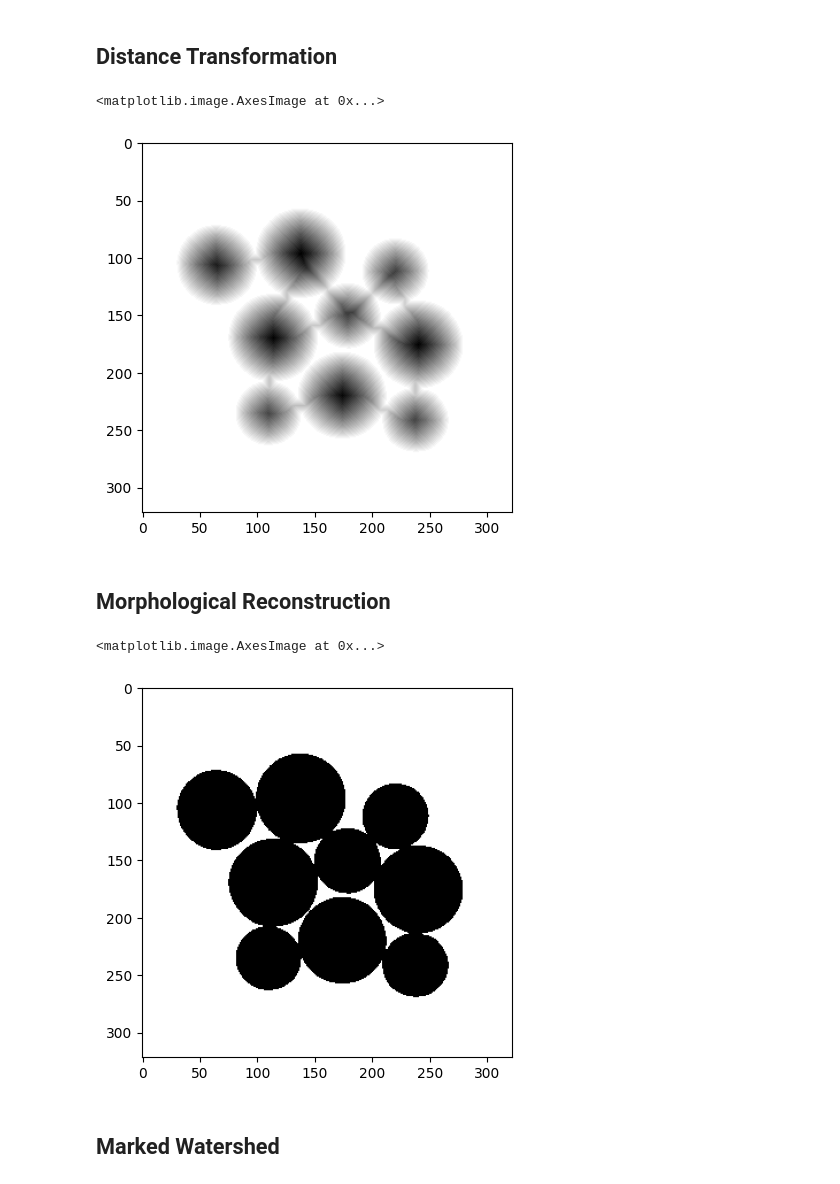
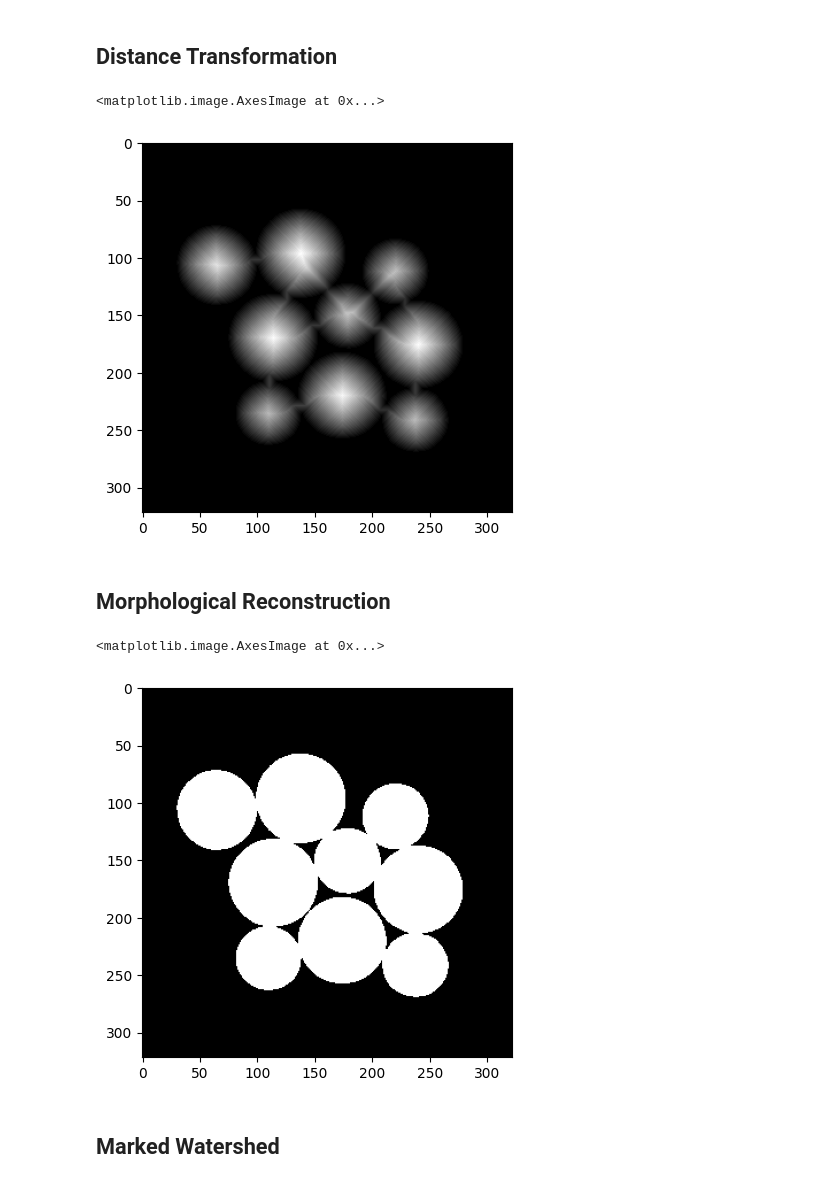
Before and after one commit to oldeu-boi/marker-based-watershed-segmentation-algorithm, a Jupyter notebook: marker-based-watershed-segmentation.ipynb, the cells around one changed output. Saved outputs shown, nothing was run; the diff lists cells and outputs as text; code cells hidden in the pictures.

```diff
--- a/marker-based-watershed-segmentation.ipynb
+++ b/marker-based-watershed-segmentation.ipynb
@@ -118,10 +117,10 @@ def distance_transformation(input_image, threshold):
 # calculate 2 pass Euclidean distance transformation
 distance_image = distance_transformation(smoothed_image, threshold=0.25)
 # reverse, because we we have black background
-plt.imshow(distance_image, cmap='gray_r')
+plt.imshow(distance_image, cmap='gray')
 # %% [output]
 <matplotlib.image.AxesImage at 0x...>
-[figure, old version]
+[figure, new version]
 # %% [markdown]
 ## Morphological Reconstruction
 # %%
@@ -135,35 +134,37 @@ def morthological_reconstruction(input_image):
             # if any pixel in 3x3 kernel is 0, then we leave it 0
             # otherwise assign to 1
             if torch.all(input_image[i - 1:i + 2, j - 1:j + 2] != 0):
                 M[i, j] = 1
 
     # dialation
     condition = True
 
     # if there would not be any more updates, then we finish cycle, otherwise keep updating
     while condition:
         # clonning current cycle
         curr_output = M.clone()
         for i in range(1, M.shape[0] - 1):
             for j in range(1, M.shape[1] - 1):
                 # clone current kernel
                 kernel = M[i - 1:i + 2, j - 1:j + 2].clone()
 
                 # set center pixel to 0
                 kernel[1,1] = 0
 
                 # if any of surrounding pixels is 1, and input distance map pixels is not 0, then we fill region with pixel
                 if torch.any(kernel == 1) and input_image[i,j] > 0:
-                    M[i, j] = 1
+                    M[i, j] = input_image[i,j]
         # if filling with 1 is not possible any more, then process id done
         if torch.equal(M, curr_output):
             condition = False
     return M
 
 reconstructed_image = morthological_reconstruction(distance_image)
-plt.imshow(reconstructed_image, cmap='gray_r')
+reconstructed_binary = reconstructed_image.clone()
+reconstructed_binary[reconstructed_binary > 0] = 1
+plt.imshow(reconstructed_binary, cmap='gray')
 # %% [output]
 <matplotlib.image.AxesImage at 0x...>
-[figure, old version]
+[figure, new version]
 # %% [markdown]
 ## Marked Watershed
```
Also changed, not shown: parts of 10 cells of this notebook.
